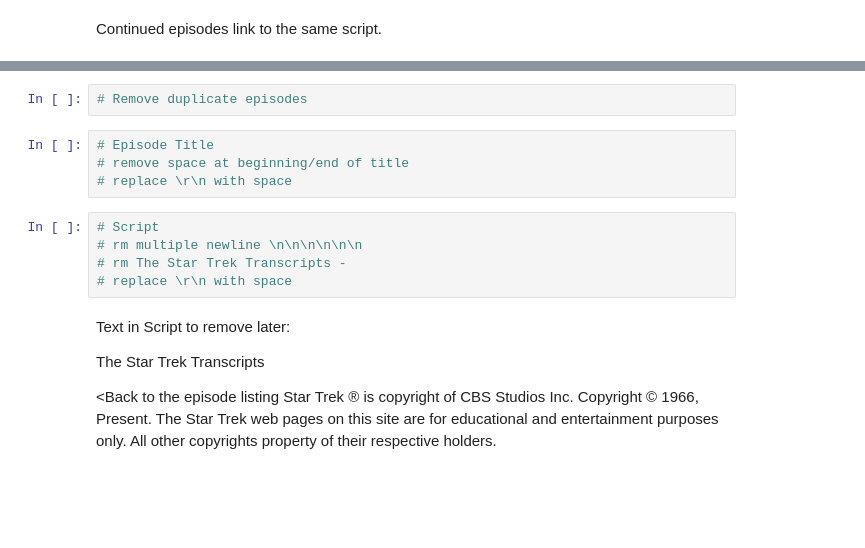
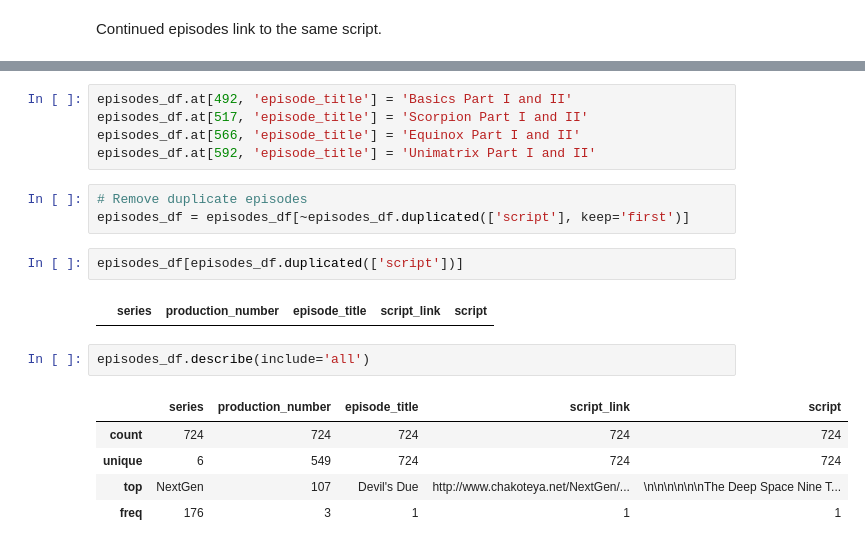
Before and after one commit to mediasittich/bayesian_topic_modeling_lda, a Jupyter notebook: notebooks/Data Cleaning.ipynb, the cells around one changed output, grey strips where cells are left out. Cells and saved outputs as stored; diff of their text form; blank space fills up the shorter version.

```diff
--- a/notebooks/Data Cleaning.ipynb
+++ b/notebooks/Data Cleaning.ipynb
@@ -40,24 +71,20 @@ Continued episodes link to the same script.
+# %%
+episodes_df.at[492, 'episode_title'] = 'Basics Part I and II'
+episodes_df.at[517, 'episode_title'] = 'Scorpion Part I and II'
+episodes_df.at[566, 'episode_title'] = 'Equinox Part I and II'
+episodes_df.at[592, 'episode_title'] = 'Unimatrix Part I and II'
 # %%
 # Remove duplicate episodes
+episodes_df = episodes_df[~episodes_df.duplicated(['script'], keep='first')]
-# %%
-# Episode Title
-# remove space at beginning/end of title
-# replace \r\n with space
-# %%
-# Script
-# rm multiple newline \n\n\n\n\n\n
-# rm The Star Trek Transcripts -
-# replace \r\n with space
-# %% [markdown]
-Text in Script to remove later:
-
-The Star Trek Transcripts
-
-<Back
-to the episode listing
-Star
-Trek ® is copyright of  CBS
-Studios Inc. Copyright © 1966, Present.
-The Star Trek web pages on this site are for educational and
-entertainment purposes only. All other copyrights property of their
-respective holders.
+# %%
+episodes_df[episodes_df.duplicated(['script'])]
+# %% [output]
+|  | series | production_number | episode_title | script_link | script |
+# %%
+episodes_df.describe(include='all')
+# %% [output]
+|  | series | production_number | episode_title | script_link | script |
+| count | 724 | 724 | 724 | 724 | 724 |
+| unique | 6 | 549 | 724 | 724 | 724 |
+| top | NextGen | 107 | Devil's Due | http://www.chakoteya.net/NextGen/... | \n\n\n\n\n\nThe Deep Space Nine T... |
+| freq | 176 | 3 | 1 | 1 | 1 |
```
Also changed, not shown: parts of 18 cells of this notebook.
